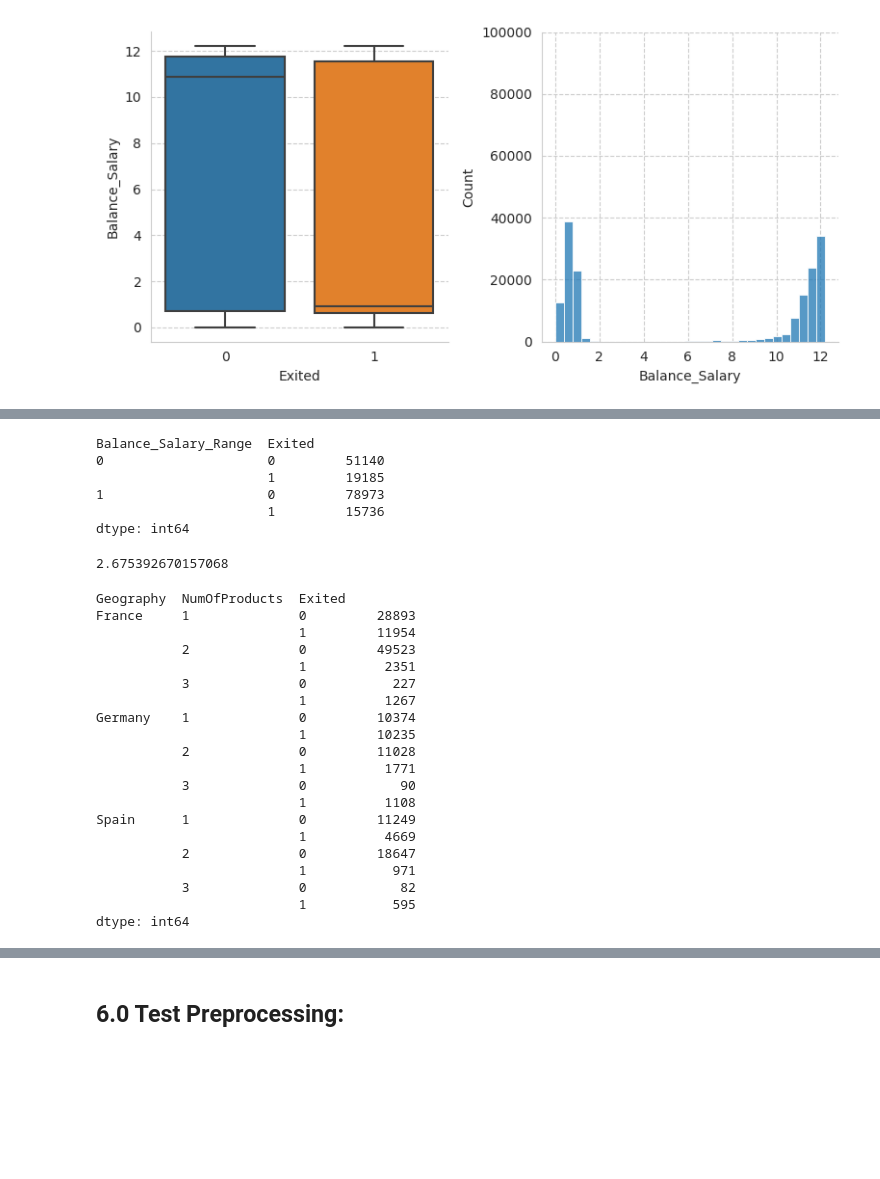
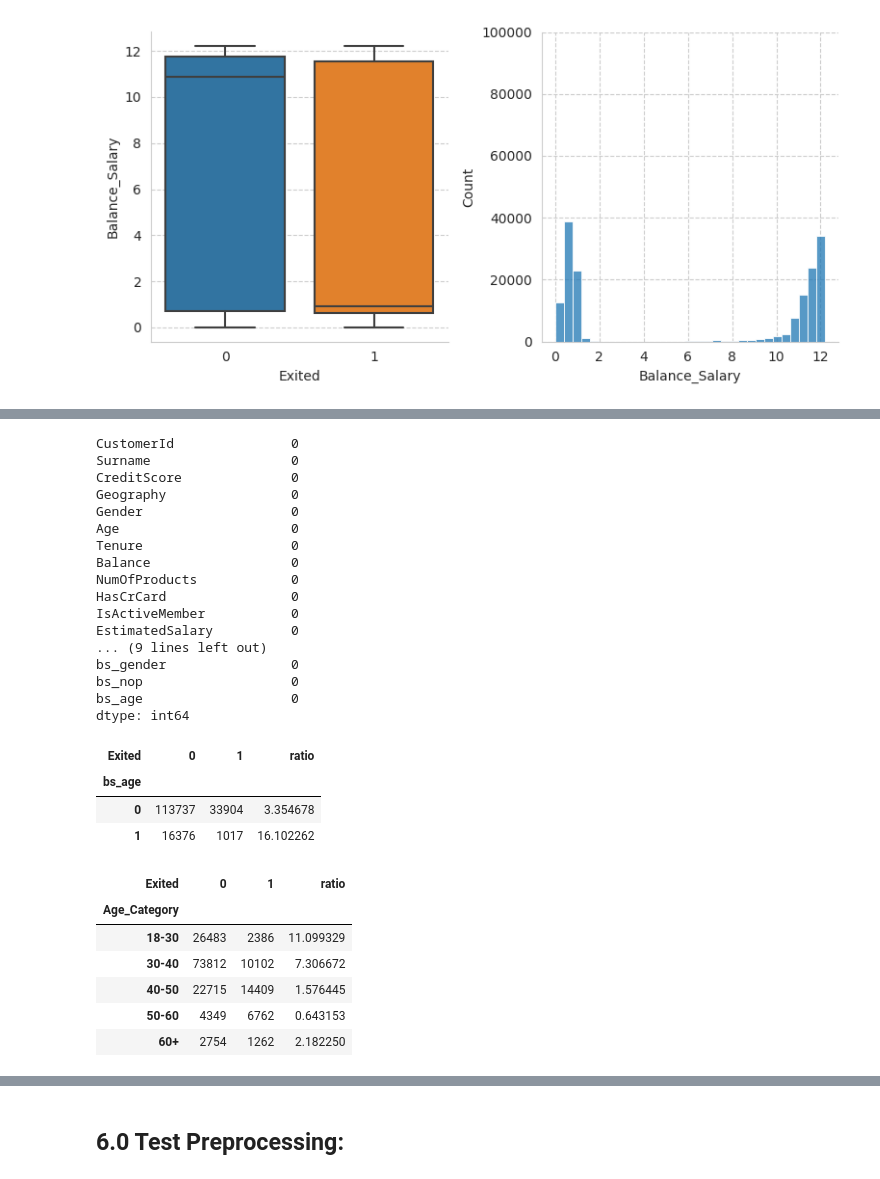
Before and after one commit to fabriziobasso/kaggle, a Jupyter notebook: S4E1_EDA.ipynb, the cells around one changed output, grey strips where cells are left out. Cells and saved outputs as stored; diff of their text form; code cells hidden in the pictures; blank space fills up the shorter version.

```diff
--- a/S4E1_EDA.ipynb
+++ b/S4E1_EDA.ipynb
@@ -1402,36 +1443,43 @@ test.NumOfProducts.replace({4:3},inplace=True)
+# %%
+train.isna().sum()
+# %% [output]
+CustomerId               0
+Surname                  0
+CreditScore              0
+Geography                0
+Gender                   0
+Age                      0
+Tenure                   0
+Balance                  0
+NumOfProducts            0
+HasCrCard                0
+IsActiveMember           0
+EstimatedSalary          0
+... (9 lines left out)
+bs_gender                0
+bs_nop                   0
+bs_age                   0
+dtype: int64
 # %%
-train.groupby(["Balance_Salary_Range","Exited"]).size()
+#train.groupby(["gen_ten","Exited"]).size().unstack("Exited")
-# %% [output]
-Balance_Salary_Range  Exited
-0                     0         51140
-                      1         19185
-1                     0         78973
-                      1         15736
-dtype: int64
-# %%
-511/191
-# %% [output]
-2.675392670157068
-# %%
-train.groupby(["Geography","NumOfProducts","Exited"]).size()
-# %% [output]
-Geography  NumOfProducts  Exited
-France     1              0         28893
-                          1         11954
-           2              0         49523
-                          1          2351
-           3              0           227
-                          1          1267
-Germany    1              0         10374
-                          1         10235
-           2              0         11028
-                          1          1771
-           3              0            90
-                          1          1108
-Spain      1              0         11249
-                          1          4669
-           2              0         18647
-                          1           971
-           3              0            82
-                          1           595
-dtype: int64
+# %%
+verify = train.groupby(["bs_age","Exited"]).size().unstack("Exited")
+verify["ratio"] = verify.loc[:,0].divide(verify.loc[:,1])
+verify
+# %% [output]
+| Exited | 0 | 1 | ratio |
+| bs_age |  |  |  |
+| 0 | 113737 | 33904 | 3.354678 |
+| 1 | 16376 | 1017 | 16.102262 |
+# %%
+verify = train.groupby(["Age_Category","Exited"]).size().unstack("Exited")
+verify["ratio"] = verify.loc[:,0].divide(verify.loc[:,1])
+verify
+# %% [output]
+| Exited | 0 | 1 | ratio |
+| Age_Category |  |  |  |
+| 18-30 | 26483 | 2386 | 11.099329 |
+| 30-40 | 73812 | 10102 | 7.306672 |
+| 40-50 | 22715 | 14409 | 1.576445 |
+| 50-60 | 4349 | 6762 | 0.643153 |
+| 60+ | 2754 | 1262 | 2.182250 |
```
Also changed, not shown: parts of 24 cells of this notebook.
